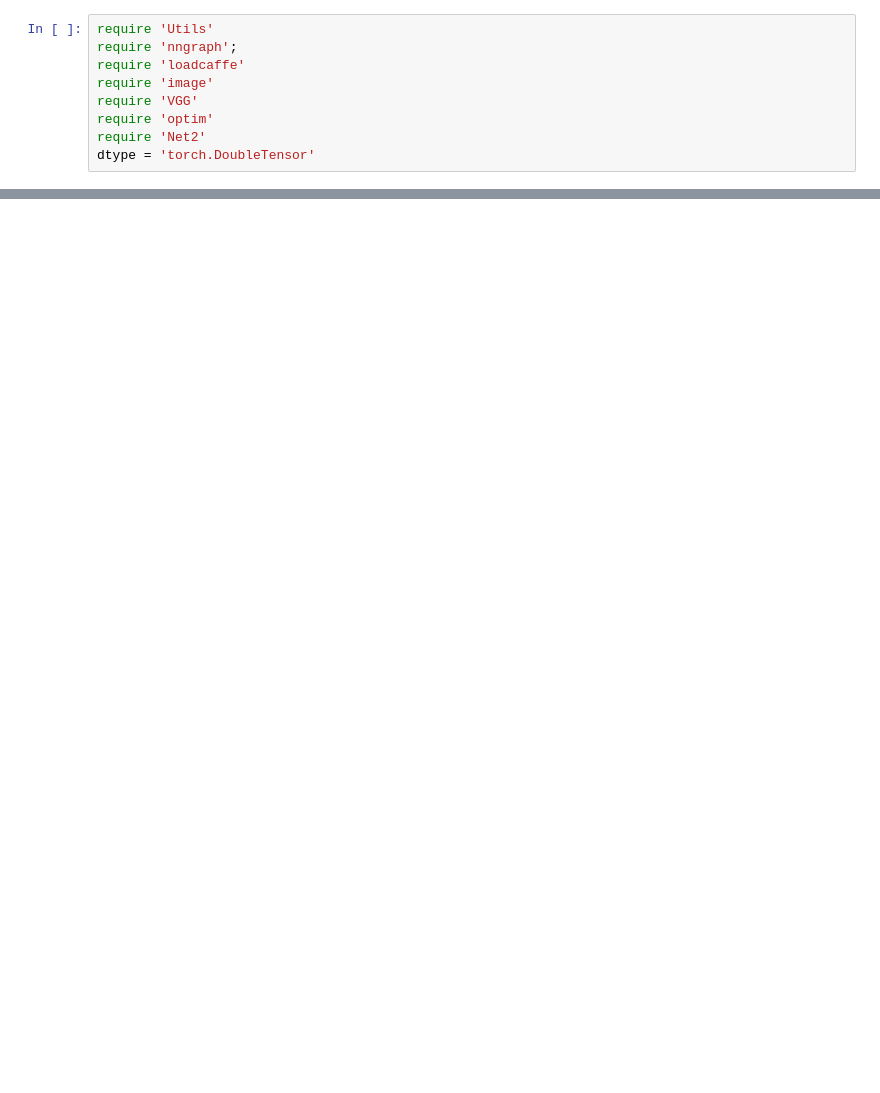
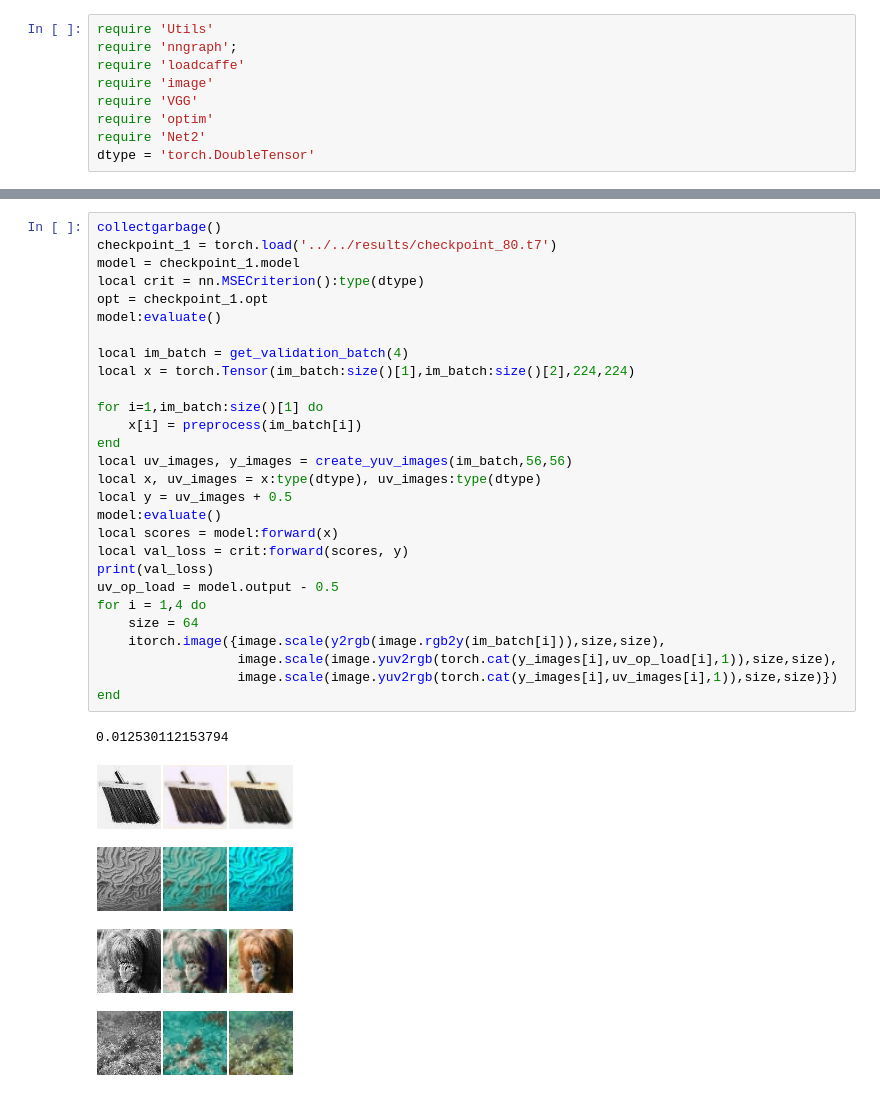
Before and after one commit to bagavi/CNNProject, a Jupyter notebook: TinyImageNet/test_checkpoint.ipynb, the cells around one changed output, grey strips where cells are left out. Cells and saved outputs as stored; diff of their text form; blank space fills up the shorter version.

```diff
--- a/TinyImageNet/test_checkpoint.ipynb
+++ b/TinyImageNet/test_checkpoint.ipynb
@@ -9,0 +58,34 @@ dtype = 'torch.DoubleTensor'
+# %%
+collectgarbage()
+checkpoint_1 = torch.load('../../results/checkpoint_80.t7')
+model = checkpoint_1.model
+local crit = nn.MSECriterion():type(dtype)
+opt = checkpoint_1.opt
+model:evaluate()
+
+local im_batch = get_validation_batch(4)
+local x = torch.Tensor(im_batch:size()[1],im_batch:size()[2],224,224)
+
+for i=1,im_batch:size()[1] do
+    x[i] = preprocess(im_batch[i])
+end
+local uv_images, y_images = create_yuv_images(im_batch,56,56)
+local x, uv_images = x:type(dtype), uv_images:type(dtype)
+local y = uv_images + 0.5
+model:evaluate()
+local scores = model:forward(x)
+local val_loss = crit:forward(scores, y)
+print(val_loss)
+uv_op_load = model.output - 0.5
+for i = 1,4 do
+    size = 64
+    itorch.image({image.scale(y2rgb(image.rgb2y(im_batch[i])),size,size),
+                  image.scale(image.yuv2rgb(torch.cat(y_images[i],uv_op_load[i],1)),size,size),
+                  image.scale(image.yuv2rgb(torch.cat(y_images[i],uv_images[i],1)),size,size)})
+end
+# %% [output]
+0.012530112153794
+[figure, added]
+[figure, added]
+[figure, added]
+[figure, added]
```
Also changed, not shown: parts of 6 cells of this notebook, 5 other files.
